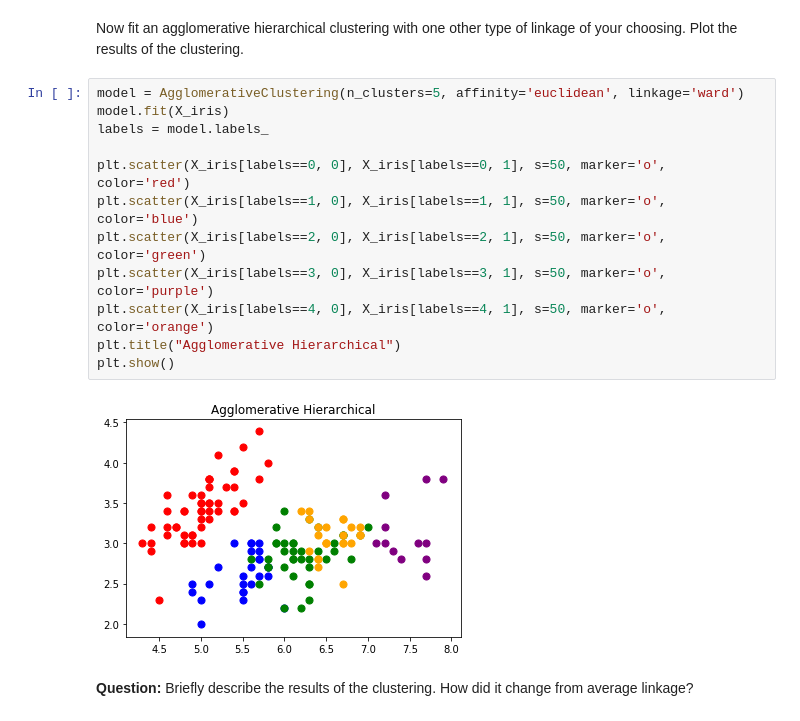
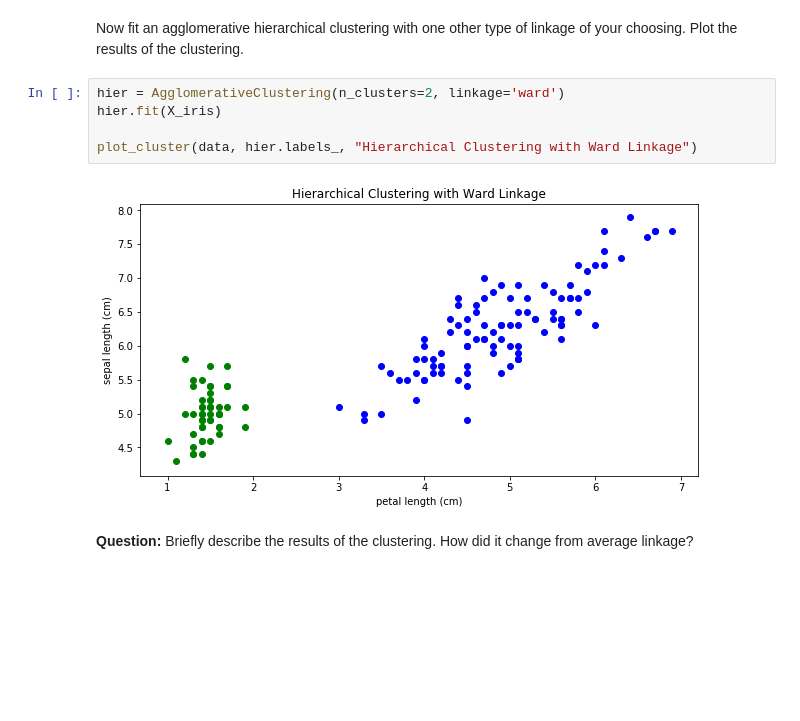
Before and after one commit to MuhammadM20/example-notebooks, a Jupyter notebook: UNIV_3360_Clustering_Homework.ipynb, the cells around one changed output. Cells and saved outputs as stored; diff of their text form; blank space fills up the shorter version.

```diff
--- a/UNIV_3360_Clustering_Homework.ipynb
+++ b/UNIV_3360_Clustering_Homework.ipynb
@@ -144,20 +159,13 @@ plt.show()
 **Answer:**
 # %% [markdown]
 Now fit an agglomerative hierarchical clustering with one other type of linkage of your choosing. Plot the results of the clustering.
-# %%
-model = AgglomerativeClustering(n_clusters=5, affinity='euclidean', linkage='ward')
-model.fit(X_iris)
-labels = model.labels_
-
-plt.scatter(X_iris[labels==0, 0], X_iris[labels==0, 1], s=50, marker='o', color='red')
-plt.scatter(X_iris[labels==1, 0], X_iris[labels==1, 1], s=50, marker='o', color='blue')
-plt.scatter(X_iris[labels==2, 0], X_iris[labels==2, 1], s=50, marker='o', color='green')
-plt.scatter(X_iris[labels==3, 0], X_iris[labels==3, 1], s=50, marker='o', color='purple')
-plt.scatter(X_iris[labels==4, 0], X_iris[labels==4, 1], s=50, marker='o', color='orange')
-plt.title("Agglomerative Hierarchical")
-plt.show()
-# %% [output]
-[figure, removed]
+# %%
+hier = AgglomerativeClustering(n_clusters=2, linkage='ward')
+hier.fit(X_iris)
+
+plot_cluster(data, hier.labels_, "Hierarchical Clustering with Ward Linkage")
+# %% [output]
+[figure, added]
 # %% [markdown]
 **Question:** Briefly describe the results of the clustering. How did it change from average linkage?
 # %% [markdown]
```
Also changed, not shown: parts of 13 cells of this notebook.
